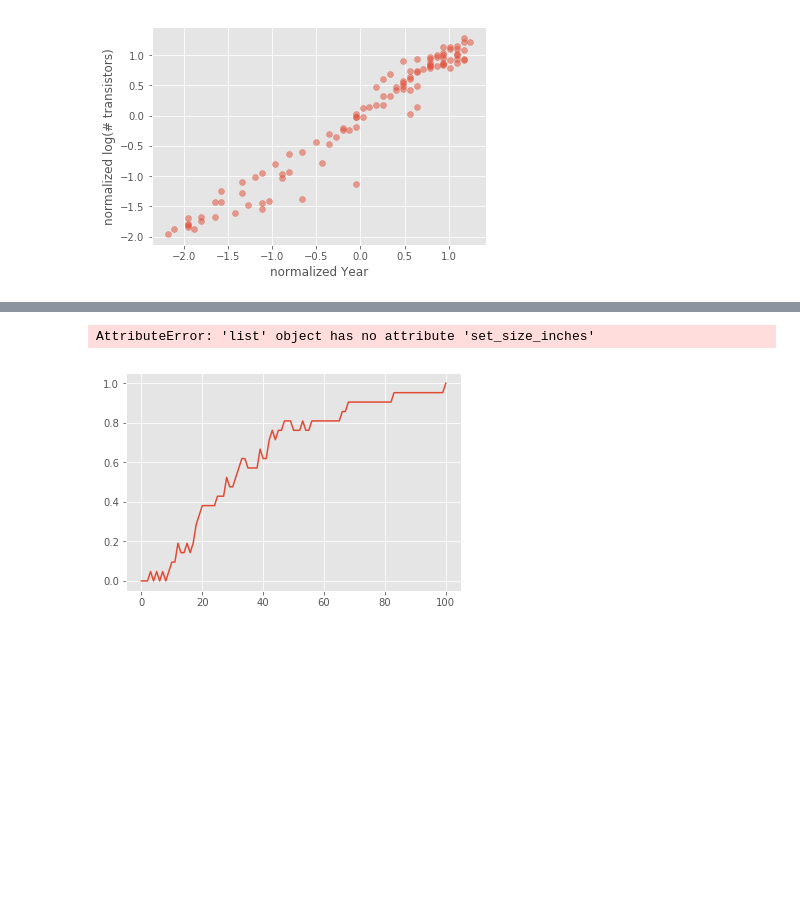
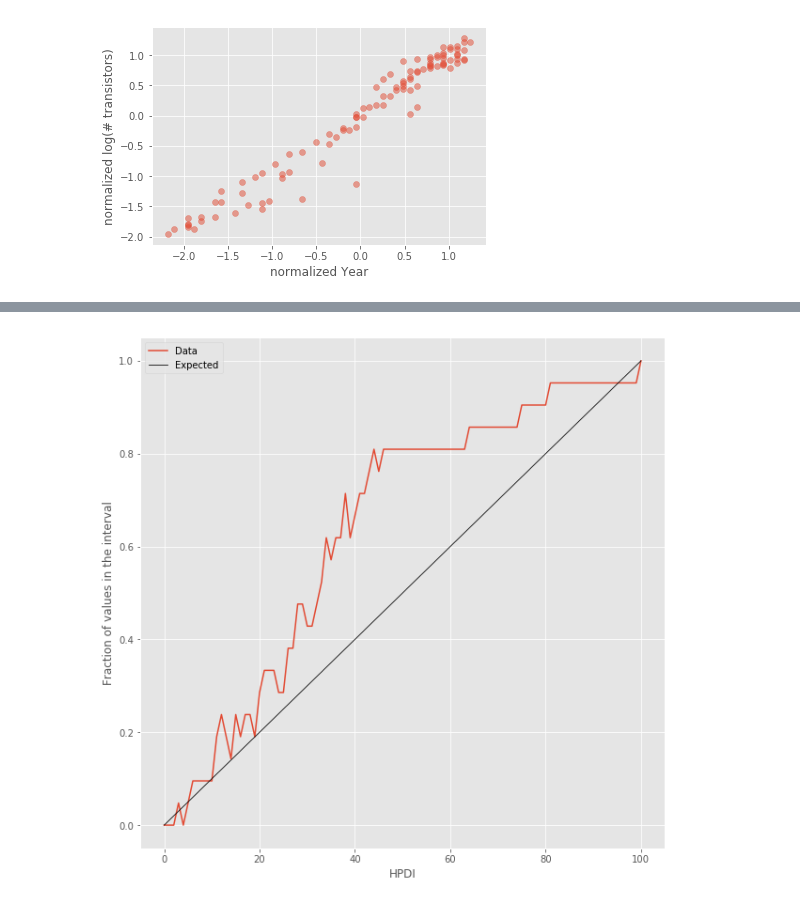
Before and after one commit to gondimribeiro/statistical-rethinking, a Jupyter notebook: extras/linear-models.ipynb, the cells around one changed output, grey strips where cells are left out. Saved outputs shown, nothing was run; the diff lists cells and outputs as text; code cells hidden in the pictures; blank space fills up the shorter version.

```diff
--- a/extras/linear-models.ipynb
+++ b/extras/linear-models.ipynb
@@ -158,19 +158,19 @@ plt.ylabel('normalized log(# transistors)')
 # %%
 # Calibration curve
 
 def calibration_curve(Y_pred, Y):
     calibration = np.zeros(101)
     for i in range(101):
         Y_hpdi = pymc.utils.hpd(Y_pred, max((100.0 - i) / 100.0, 1e-10))
         calibration[i] = ((Y >= Y_hpdi[0, :]) & (Y <= Y_hpdi[1, :])).mean()
-    fig = plt.plot(calibration, label='Data')
-    fig.set_size_inches(10, 10)
+    plt.figure(figsize=(10, 10))
+    plt.plot(calibration, label='Data')
     line = np.linspace(0, 100, 100)
     plt.plot(line, line / 100.0, color='k', linewidth=0.8, label='Expected')
     plt.xlabel('HPDI')
     plt.ylabel('Fraction of values in the interval')
+    plt.legend(loc='upper left')
 
 calibration_curve(Y_pred, Y_test)
 # %% [output]
-AttributeError: 'list' object has no attribute 'set_size_inches'
-[figure, old version]
+[figure, new version]
```
Also changed, not shown: parts of 2 cells of this notebook.
